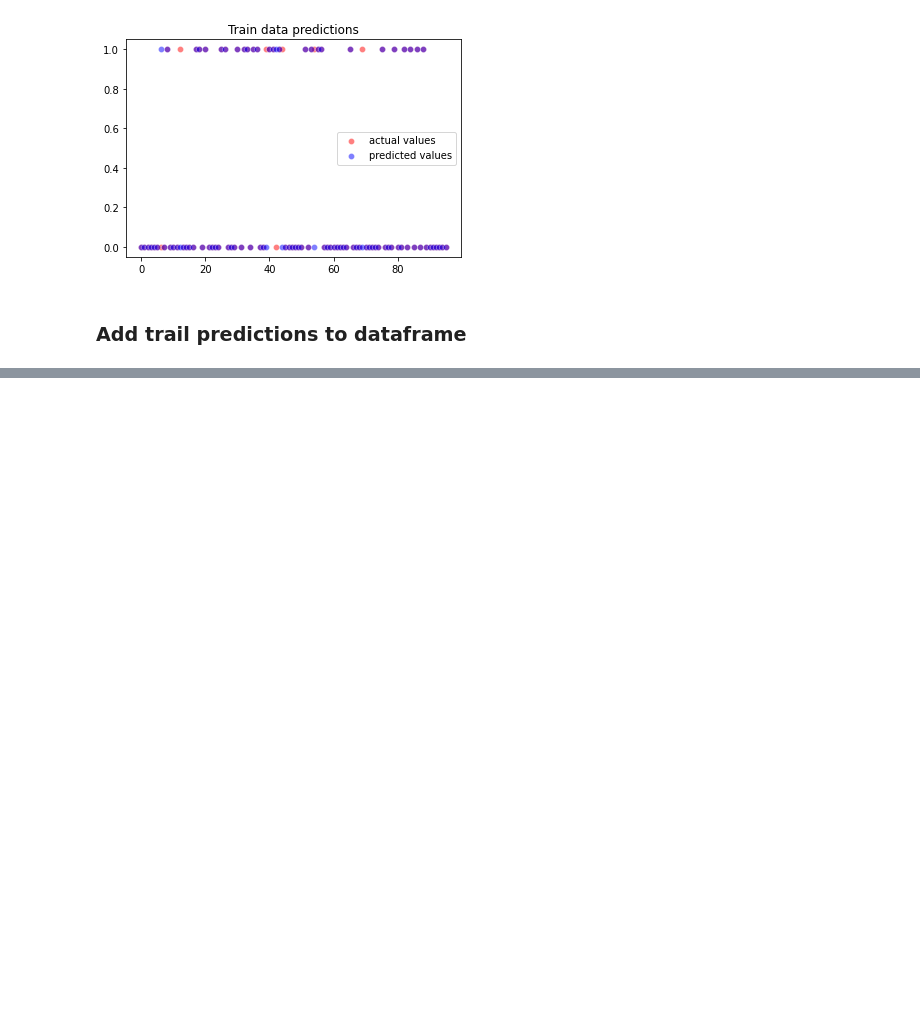
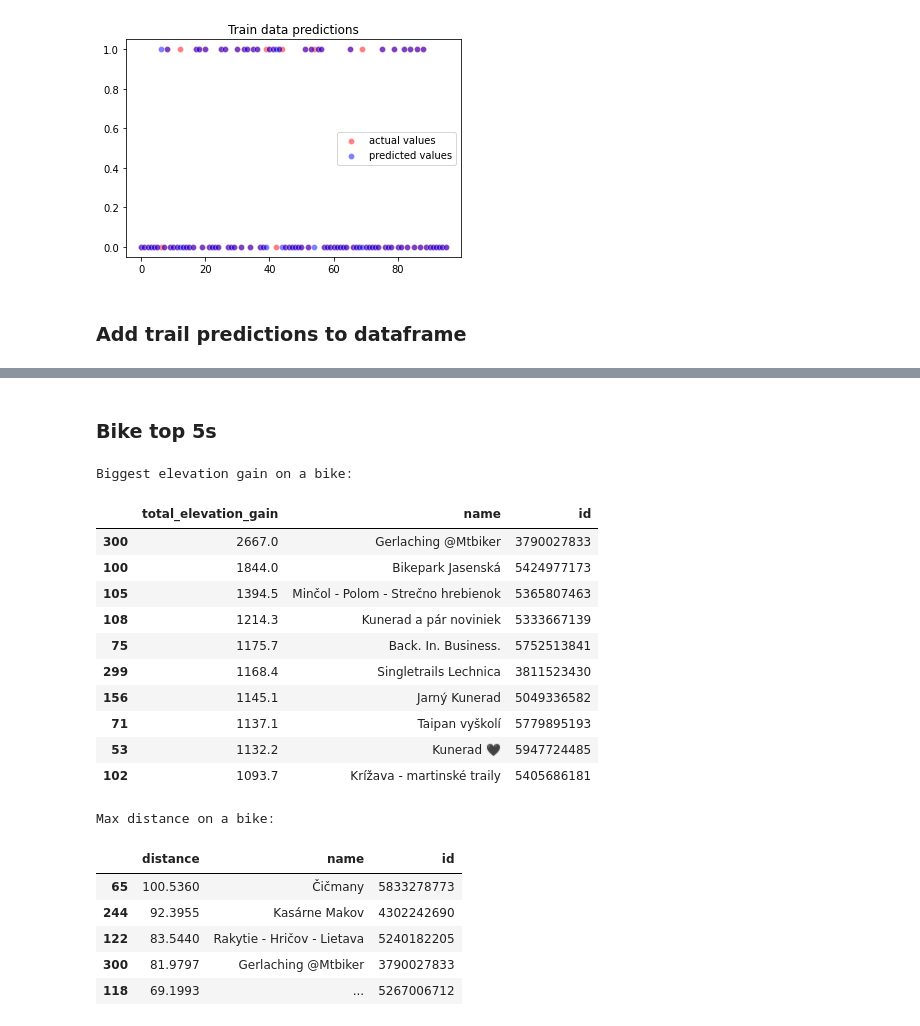
Before and after one commit to Radluy/Stravalytics, a Jupyter notebook: visualize.ipynb, the cells around one changed output, grey strips where cells are left out. Saved outputs shown, nothing was run; the diff lists cells and outputs as text; code cells hidden in the pictures; blank space fills up the shorter version.

```diff
--- a/visualize.ipynb
+++ b/visualize.ipynb
@@ -361,0 +393,45 @@ plt.savefig('figures/pace_distribution.png', dpi=800)
+# %% [markdown]
+### Bike top 5s
+# %%
+df_bike = df[df['type'] == 'Ride']
+
+# elevation gain
+biggest_elev_gain = df_bike['total_elevation_gain'].sort_values(ascending=False)[0:10]
+biggest_elev_gain = pd.DataFrame(biggest_elev_gain)
+names = df.iloc[biggest_elev_gain.index]['name'].values
+biggest_elev_gain['name'] = names
+ids = df.iloc[biggest_elev_gain.index]['id'].values
+biggest_elev_gain['id'] = ids
+
+# distance
+max_distance = df_bike['distance'].sort_values(ascending=False)[0:5]
+max_distance = pd.DataFrame(max_distance)
+names = df.iloc[max_distance.index]['name'].values
+max_distance['name'] = names
+ids = df.iloc[max_distance.index]['id'].values
+max_distance['id'] = ids
+
+print('Biggest elevation gain on a bike:')
+display(biggest_elev_gain)
+print('Max distance on a bike:')
+display(max_distance)
+# %% [output]
+Biggest elevation gain on a bike:
+|  | total_elevation_gain | name | id |
+| 300 | 2667.0 | Gerlaching @Mtbiker | 3790027833 |
+| 100 | 1844.0 | Bikepark Jasenská | 5424977173 |
+| 105 | 1394.5 | Minčol - Polom - Strečno hrebienok | 5365807463 |
+| 108 | 1214.3 | Kunerad a pár noviniek | 5333667139 |
+| 75 | 1175.7 | Back. In. Business. | 5752513841 |
+| 299 | 1168.4 | Singletrails Lechnica | 3811523430 |
+| 156 | 1145.1 | Jarný Kunerad | 5049336582 |
+| 71 | 1137.1 | Taipan vyškolí | 5779895193 |
+| 53 | 1132.2 | Kunerad 🖤 | 5947724485 |
+| 102 | 1093.7 | Krížava - martinské traily | 5405686181 |
+Max distance on a bike:
+|  | distance | name | id |
+| 65 | 100.5360 | Čičmany | 5833278773 |
+| 244 | 92.3955 | Kasárne Makov | 4302242690 |
+| 122 | 83.5440 | Rakytie - Hričov - Lietava | 5240182205 |
+| 300 | 81.9797 | Gerlaching @Mtbiker | 3790027833 |
+| 118 | 69.1993 | ... | 5267006712 |
```
Also changed, not shown: parts of 5 cells of this notebook.
